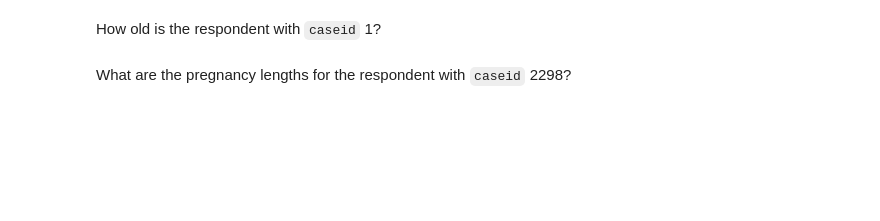
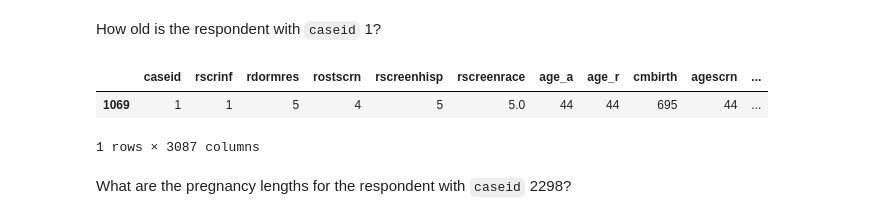
Before and after one commit to MWPerrineJr/ThinkStats2, a Jupyter notebook: code/chap01ex.ipynb, the cells around one changed output. Cells and saved outputs as stored; diff of their text form; code cells hidden in the pictures; blank space fills up the shorter version.

```diff
--- a/code/chap01ex.ipynb
+++ b/code/chap01ex.ipynb
@@ -250,4 +310,10 @@ preg[preg.caseid==2298]
 # %% [markdown]
 How old is the respondent with `caseid` 1?
+# %%
+resp[resp.caseid==1]
+# %% [output]
+|  | caseid | rscrinf | rdormres | rostscrn | rscreenhisp | rscreenrace | age_a | age_r | cmbirth | agescrn | ... |
+| 1069 | 1 | 1 | 5 | 4 | 5 | 5.0 | 44 | 44 | 695 | 44 | ... |
+1 rows × 3087 columns
 # %% [markdown]
 What are the pregnancy lengths for the respondent with `caseid` 2298?
```
Also changed, not shown: parts of 12 cells of this notebook.
